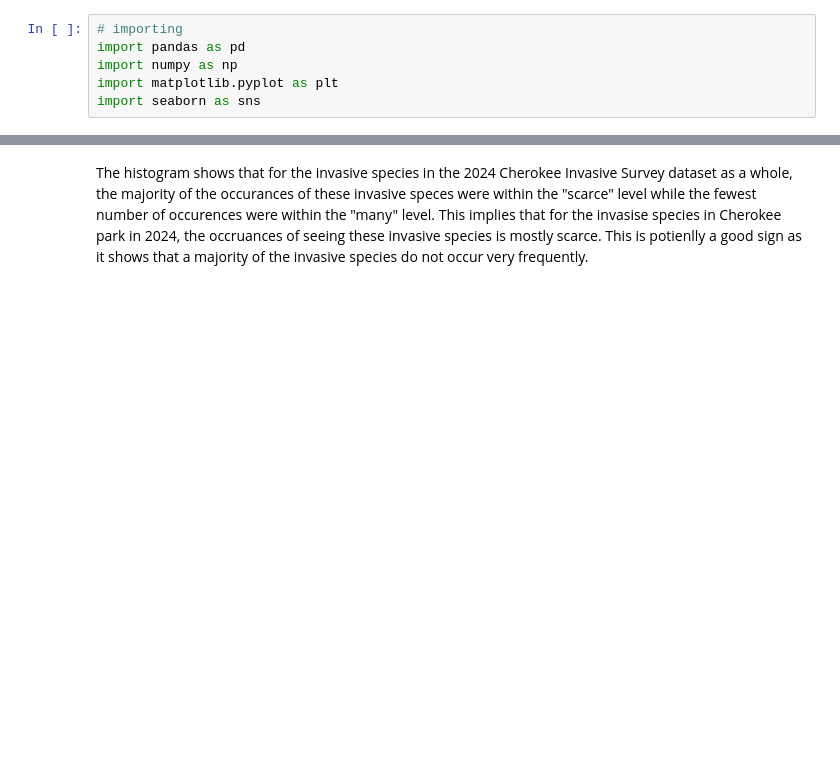
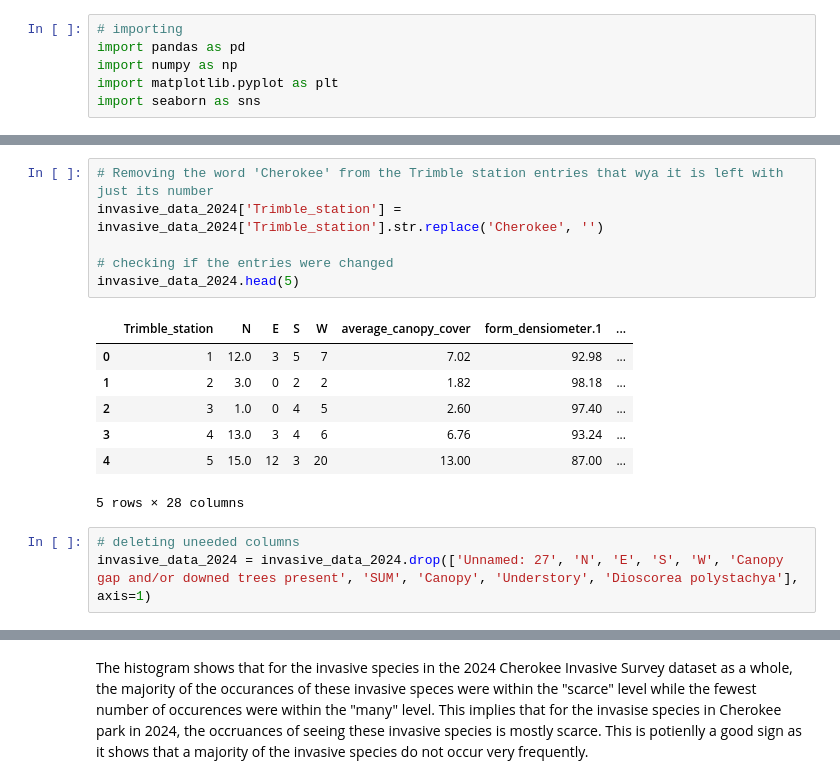
Before and after one commit to Graviton12/CS-430-Group-Project, a Jupyter notebook: 2024_Cherokee_Invasive_Survey_EDA_samia.ipynb, the cells around one changed output, grey strips where cells are left out. Cells and saved outputs as stored; diff of their text form; blank space fills up the shorter version.

```diff
--- a/2024_Cherokee_Invasive_Survey_EDA_samia.ipynb
+++ b/2024_Cherokee_Invasive_Survey_EDA_samia.ipynb
@@ -199,0 +102,17 @@ plt.show()
+# %%
+# Removing the word 'Cherokee' from the Trimble station entries that wya it is left with just its number
+invasive_data_2024['Trimble_station'] = invasive_data_2024['Trimble_station'].str.replace('Cherokee', '')
+
+# checking if the entries were changed
+invasive_data_2024.head(5)
+# %% [output]
+|  | Trimble_station | N | E | S | W | average_canopy_cover | form_densiometer.1 | ... |
+| 0 | 1 | 12.0 | 3 | 5 | 7 | 7.02 | 92.98 | ... |
+| 1 | 2 | 3.0 | 0 | 2 | 2 | 1.82 | 98.18 | ... |
+| 2 | 3 | 1.0 | 0 | 4 | 5 | 2.60 | 97.40 | ... |
+| 3 | 4 | 13.0 | 3 | 4 | 6 | 6.76 | 93.24 | ... |
+| 4 | 5 | 15.0 | 12 | 3 | 20 | 13.00 | 87.00 | ... |
+5 rows × 28 columns
+# %%
+# deleting uneeded columns
+invasive_data_2024 = invasive_data_2024.drop(['Unnamed: 27', 'N', 'E', 'S', 'W', 'Canopy gap and/or downed trees present', 'SUM', 'Canopy', 'Understory', 'Dioscorea polystachya'], axis=1)
```
Also changed, not shown: parts of 40 cells of this notebook.
